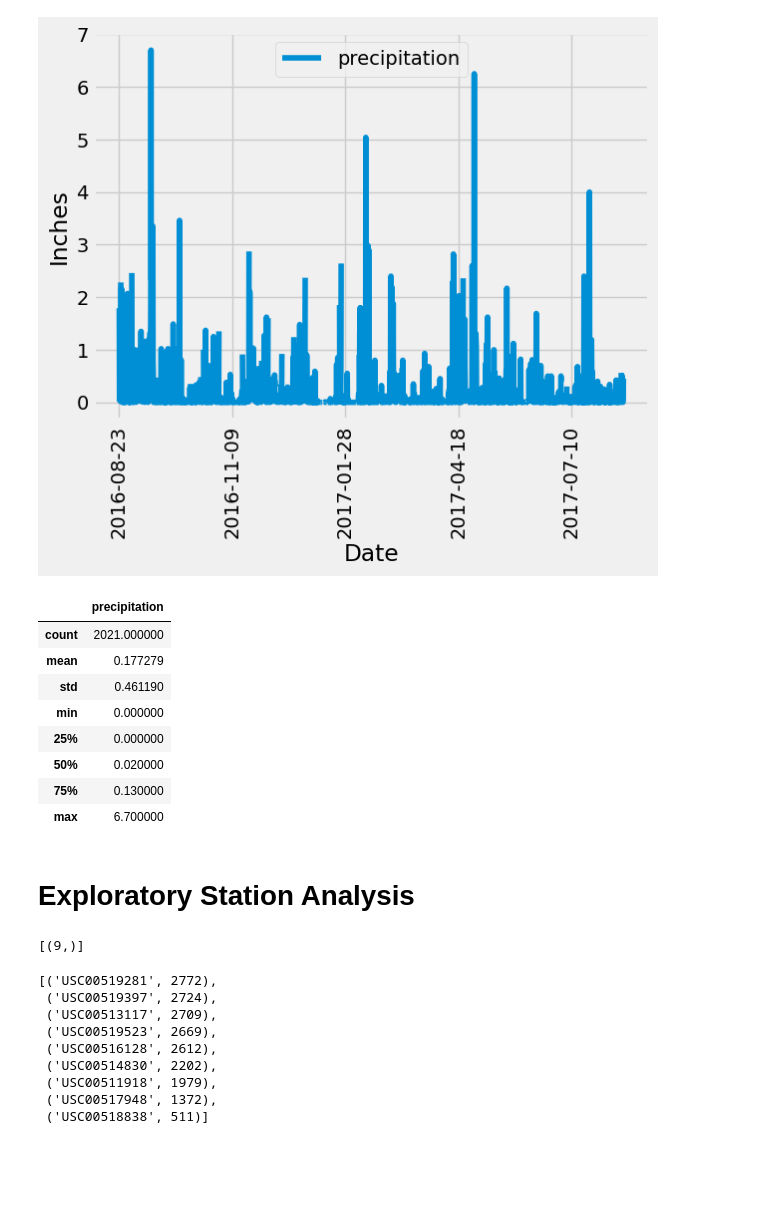
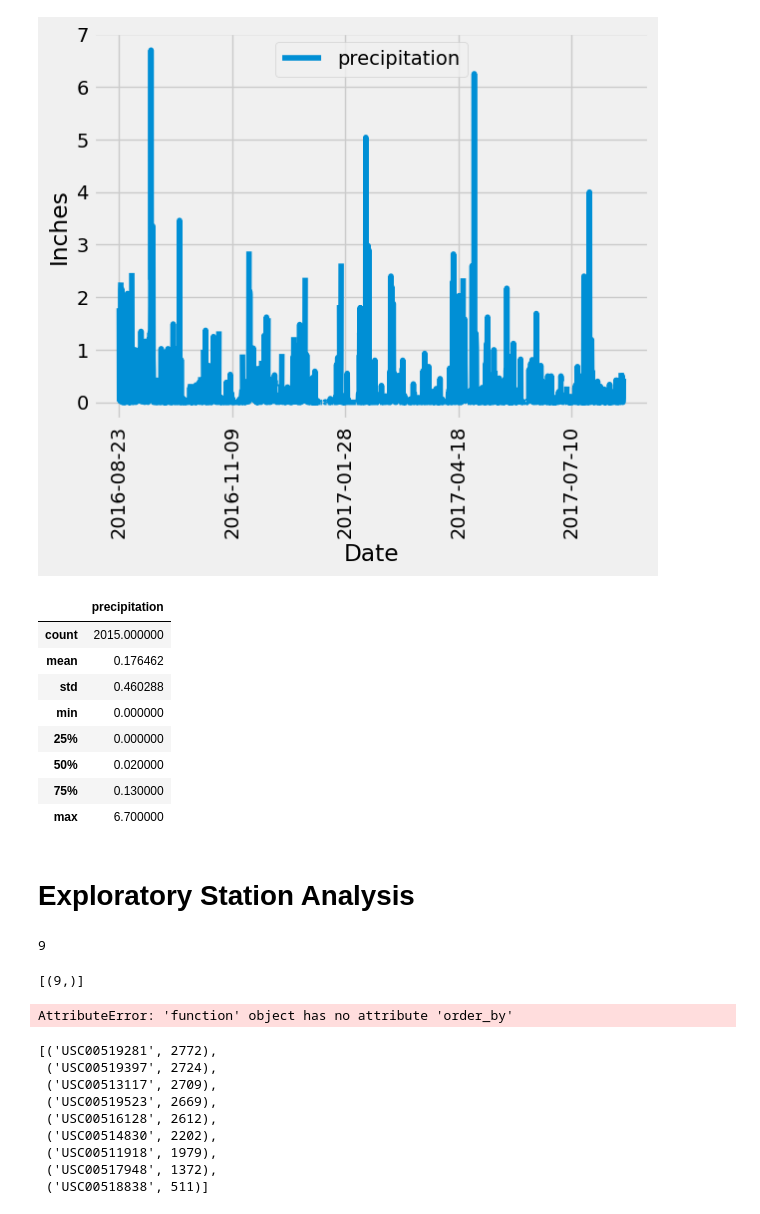
Before and after one commit to Cookees81/sqlalchemy-challenge, a Jupyter notebook: climate_starter.ipynb, the cells around one changed output. Cells and saved outputs as stored; diff of their text form; code cells hidden in the pictures; blank space fills up the shorter version.

Commit message:
starting stations

```diff
--- a/climate_starter.ipynb
+++ b/climate_starter.ipynb
@@ -67,9 +67,9 @@ print(year_ago)
 # query to retrieve data and filter,sort the dataframe by date
 results = session.query(measurement.prcp,
                               measurement.date).\
-                        filter(measurement.date > '2016, 8, 23').filter(measurement.prcp > 0).order_by(measurement.date)
+                        filter(measurement.date > '2016-08-23').order_by(measurement.date)
 
 # list comprehension, explicitly sets the column names
-rain_drops = [{"Date": result[1], "Inches": result[0]} for result in results]
+rain_drops = [{"Date": result[1], "precipitation": result[0]} for result in results]
 rain_drops
 # %% [output]
@@ -151,0 +113,7 @@ NameError: name 'Inches' is not defined
+# %%
+df = pd.DataFrame(rain_drops, columns=['Date', 'precipitation'])
+df.plot(kind="bar", color= "blue", xlabel= 'Date', ylabel= 'Inches')
+plt.grid()
+plt.ylim(0, 7)
+plt.tight_layout()
+plt.show()
@@ -171,11 +141,12 @@ Text(0, 0.5, 'Inches')
 [figure]
 # %%
 # Use Pandas to calculate the summary statistics for the precipitation data
+df[["precipitation"]].describe()
 # %% [output]
 |  | precipitation |
-| count | 2021.000000 |
-| mean | 0.177279 |
-| std | 0.461190 |
+| count | 2015.000000 |
+| mean | 0.176462 |
+| std | 0.460288 |
 | min | 0.000000 |
 | 25% | 0.000000 |
 | 50% | 0.020000 |
@@ -183,10 +154,19 @@ Text(0, 0.5, 'Inches')
 | max | 6.700000 |
 # %% [markdown]
 # Exploratory Station Analysis
+# %%
+session.query(station.station).count()
+# %% [output]
+9
 # %%
 # Design a query to calculate the total number of stations in the dataset
 # %% [output]
 [(9,)]
+# %%
+station_count = session.query(measurement.station).count
+station_count.order_by(measurement.station.desc())
+# %% [output]
+AttributeError: 'function' object has no attribute 'order_by'
 # %%
 # Design a query to find the most active stations (i.e. which stations have the most rows?)
 # List the stations and their counts in descending order.
```
Also changed, not shown: parts of 4 cells of this notebook.
